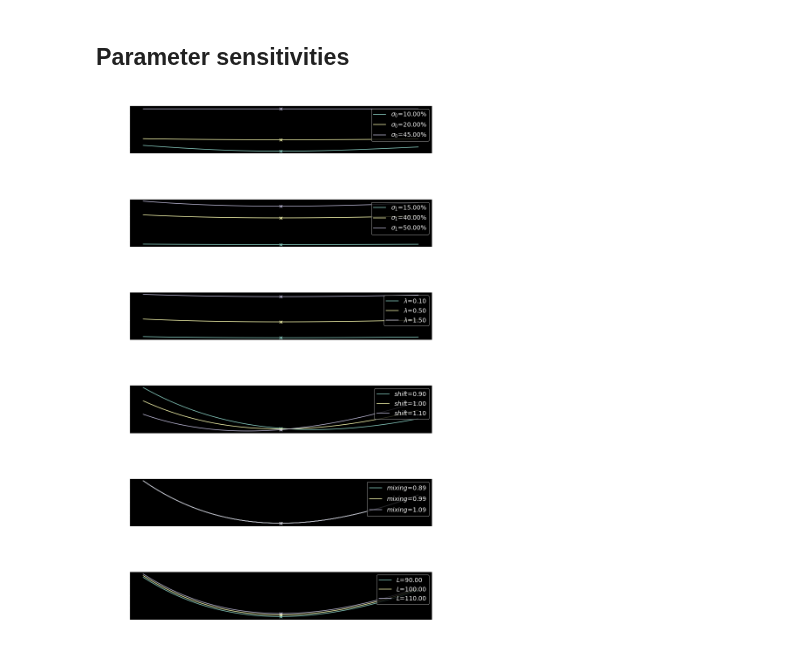
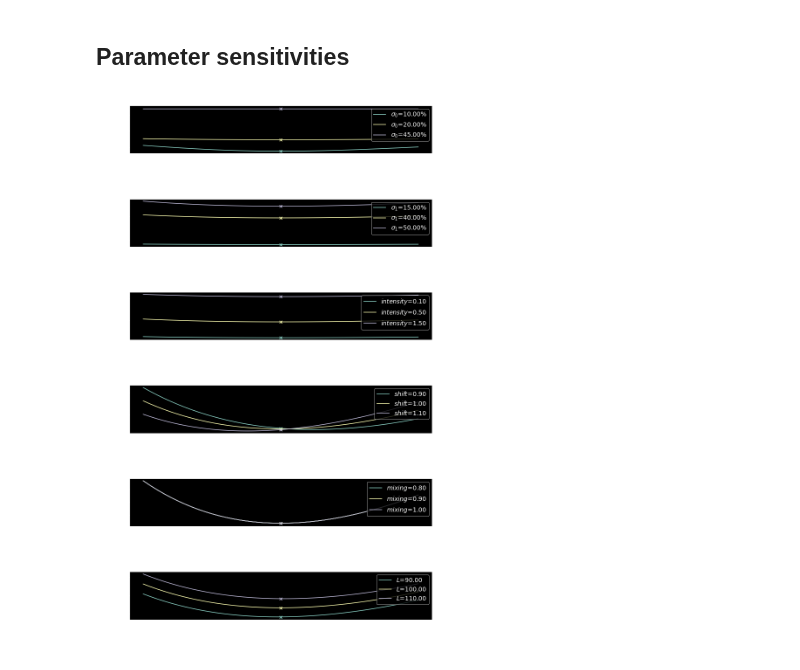
Before and after one commit to sauxpa/Quant, a Jupyter notebook: volmodels_examples/SLN_Markov_simple.ipynb, the cells around one changed output. Drawn from its saved outputs; the diff is of its cells as text; code cells hidden in the pictures.

```diff
--- a/volmodels_examples/SLN_Markov_simple.ipynb
+++ b/volmodels_examples/SLN_Markov_simple.ipynb
@@ -31,23 +31,23 @@ The conditional expectation is valued using the classical Black-Scholes formula
 
 Compared to the usual Black-Scholes model, the hidden variable creates a volatility smile.
 # %%
-f = 100.0
+f = 100
 
 sigma_0 = 20*ONE_PCT
 sigma_1 = 40*ONE_PCT
 
-lambda_ = 1.5
+intensity = 1.5
 
 shift = 0.8
 mixing = 0.8
 L = f
 
-K_lo = 80.0
-K_hi = 120.0
+K_lo = 80
+K_hi = 120
 # %%
 Model_LN = SLN_Markov_simple_LN(sigma_0=sigma_0,
                                 sigma_1=sigma_1,
-                                lambda_=lambda_,
+                                intensity=intensity,
                                 f=f,
                                 shift=shift,
                                 mixing=mixing,
@@ -60,7 +60,7 @@ Model_LN = SLN_Markov_simple_LN(sigma_0=sigma_0,
 
 Model_N = SLN_Markov_simple_N(sigma_0=sigma_0,
                               sigma_1=sigma_1,
-                              lambda_=lambda_,
+                              intensity=intensity,
                               f=f,
                               shift=shift,
                               mixing=mixing,
@@ -118,7 +118,7 @@ f = 100.0
 
 sigma_0 = 20*ONE_PCT
 sigma_1 = 40*ONE_PCT
-lambda_ = 0.5
+intensity = 0.5
 
 shift = 1.0
 mixing = 0.9
@@ -140,7 +140,7 @@ f_shocks = [
 
 Model_LN = SLN_Markov_simple_LN(sigma_0=sigma_0,
                                 sigma_1=sigma_1,
-                                lambda_=lambda_,
+                                intensity=intensity,
                                 shift=shift,
                                 mixing=mixing,
                                 L=L,
@@ -185,14 +185,14 @@ f = 100.0
 
 sigma_0 = 20*ONE_PCT
 sigma_1 = 40*ONE_PCT
-lambda_ = 0.5
+intensity = 0.5
 shift = 1.0
-mixing = 0.99
+mixing = 0.9
 L = f
 
 sigma_0_shocks = [-0.1, 0.0, 0.25]
 sigma_1_shocks = [-0.25, 0.0, 0.1]
-lambda__shocks = [-0.4, 0.0, 1.0]
+intensity_shocks = [-0.4, 0.0, 1.0]
 shift_shocks = [-0.1, 0.0, 0.1]
 mixing_shocks = [-0.1, 0.0, 0.1]
 L_shocks = [-10, 0.0, 10]
@@ -202,7 +202,7 @@ fig, axes = plt.subplots(nrows=6, ncols=1)
 ax = axes[0]
 model = SLN_Markov_simple_LN(sigma_0=sigma_0,
                              sigma_1=sigma_1,
-                             lambda_=lambda_,
+                             intensity=intensity,
                              f=f,
                              shift=shift,
                              mixing=mixing,
@@ -231,7 +231,7 @@ for sigma_0_shock in sigma_0_shocks:
 ax = axes[1]
 model = SLN_Markov_simple_LN(sigma_0=sigma_0,
                              sigma_1=sigma_1,
-                             lambda_=lambda_,
+                             intensity=intensity,
                              f=f,
                              shift=shift,
                              mixing=mixing,
@@ -260,7 +260,7 @@ for sigma_1_shock in sigma_1_shocks:
 ax = axes[2]
 model = SLN_Markov_simple_LN(sigma_0=sigma_0,
                              sigma_1=sigma_1,
-                             lambda_=lambda_,
+                             intensity=intensity,
                              f=f,
                              shift=shift,
                              mixing=mixing,
@@ -271,11 +271,11 @@ model = SLN_Markov_simple_LN(sigma_0=sigma_0,
                              strike_type='strike',
                             )
 
-for lambda__shock in lambda__shocks:
-    model.lambda_ = lambda_+lambda__shock
+for intensity_shock in intensity_shocks:
+    model.intensity = intensity+intensity_shock
 
     smile = list(model.smile.values())
-    label = r'$\lambda$={:.2f}'.format(lambda_+lambda__shock)
+    label = r'$intensity$={:.2f}'.format(intensity+intensity_shock)
     ax.plot(model.strike_grid, smile, label=label)
     ax.scatter([model.f], [model.ATM], marker='x')
 
@@ -284,12 +284,12 @@ for lambda__shock in lambda__shocks:
     ax.legend(loc='upper right')
     ax.xaxis.set_major_formatter(FuncFormatter(lambda x, _: '{:.0f}'.format(x)))
     ax.yaxis.set_major_formatter(FuncFormatter(lambda y, _: '{:.2%}'.format(y)))
-    ax.set_title(r'$\lambda$ shock')
+    ax.set_title(r'$intensity$ shock')
 
 ax = axes[3]
 model = SLN_Markov_simple_LN(sigma_0=sigma_0,
                              sigma_1=sigma_1,
-                             lambda_=lambda_,
+                             intensity=intensity,
                              f=f,
                              shift=shift,
                              mixing=mixing,
@@ -318,7 +318,7 @@ for shift_shock in shift_shocks:
 ax = axes[4]
 model = SLN_Markov_simple_LN(sigma_0=sigma_0,
                              sigma_1=sigma_1,
-                             lambda_=lambda_,
+                             intensity=intensity,
                              f=f,
                              shift=shift,
                              mixing=mixing,
@@ -347,33 +347,33 @@ for mixing_shock in mixing_shocks:
 ax = axes[5]
 model = SLN_Markov_simple_LN(sigma_0=sigma_0,
                              sigma_1=sigma_1,
-                             lambda_=lambda_,
+                             intensity=intensity,
                              f=f,
                              shift=shift,
                              mixing=mixing,
                              L=L,
                              n_strikes=N_STRIKES,
                              K_lo=K_lo,
                              K_hi=K_hi,
                              strike_type='strike',
                             )
 
 for L_shock in L_shocks:
     model.L = L+L_shock
 
     smile = list(model.smile.values())
     label = r'$L$={:.2f}'.format(L+L_shock)
     ax.plot(model.strike_grid, smile, label=label)
     ax.scatter([model.f], [model.ATM], marker='x')
 
     ax.set_xlabel(xlabel)
     ax.set_ylabel(ylabel)
     ax.legend(loc='upper right')
     ax.xaxis.set_major_formatter(FuncFormatter(lambda x, _: '{:.0f}'.format(x)))
     ax.yaxis.set_major_formatter(FuncFormatter(lambda y, _: '{:.2%}'.format(y)))
     ax.set_title(r'$L$ shock')
 
 plt.tight_layout()
 plt.show()
 # %% [output]
-[figure, old version]
+[figure, new version]
```
Also changed, not shown: 1 other file.
